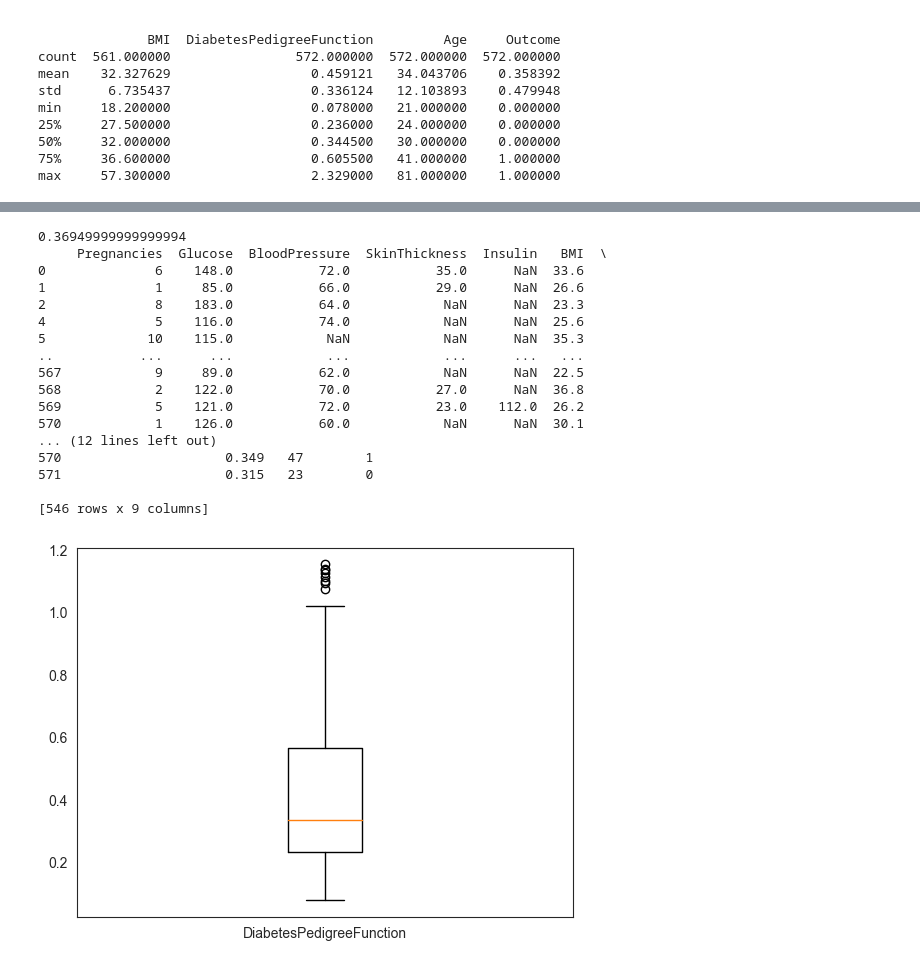
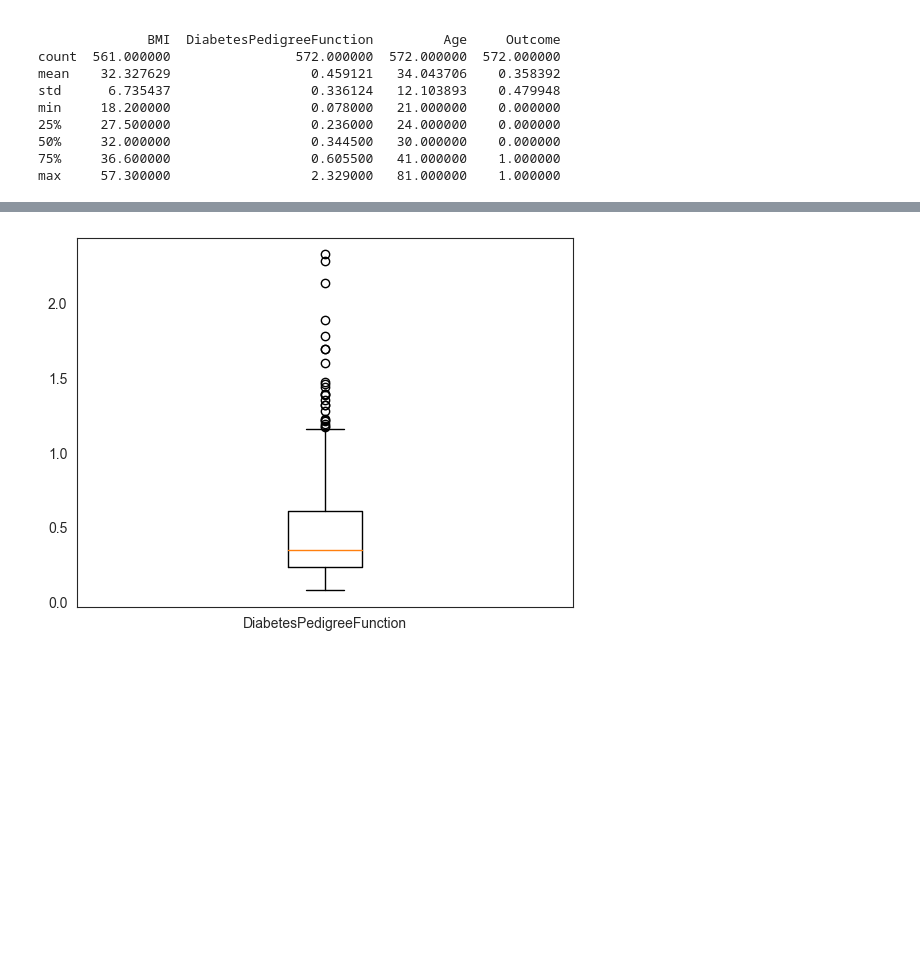
Before and after one commit to jhonataT/MachineLearningClass, a Jupyter notebook: main.ipynb, the cells around one changed output, grey strips where cells are left out. Drawn from its saved outputs; the diff is of its cells as text; code cells hidden in the pictures; blank space fills up the shorter version.

```diff
--- a/main.ipynb
+++ b/main.ipynb
@@ -87,46 +133,30 @@ plotBoxPlot(data['DiabetesPedigreeFunction'], ['DiabetesPedigreeFunction']);
 # %%
 # Referência: https://towardsdatascience.com/ways-to-detect-and-remove-the-outliers-404d16608dba
 # Analisando o boxPlot acima (DiabetesPedigreeFunction),
 # conseguimos ver que há muitos outliers acima do limite superior;
 
 # Removendo os outliers:
 def dropOutliers(data, columnName):
   percentile25, percentile75 = np.percentile(data[columnName], [25, 75]);
   # IQR = Q3 − Q1 (intervalo interquartil).
   iqr = percentile75 - percentile25;
   print(iqr);
 
   lower = percentile25 - (1.5 * iqr);
   upper = percentile75 + (1.5 * iqr);
 
   dataWithoutOutliers = data[
     (data[columnName] >= lower) &
     (data[columnName] <= upper)
   ];
 
   return dataWithoutOutliers;
 
-dataWithoutOutliers = dropOutliers(data, 'DiabetesPedigreeFunction');
+# dataWithoutOutliers = dropOutliers(data, 'DiabetesPedigreeFunction');
+dataWithoutOutliers = data;
 plotBoxPlot(dataWithoutOutliers['DiabetesPedigreeFunction'], ['DiabetesPedigreeFunction']);
 # %% [output]
-0.36949999999999994
-     Pregnancies  Glucose  BloodPressure  SkinThickness  Insulin   BMI  \
-0              6    148.0           72.0           35.0      NaN  33.6
-1              1     85.0           66.0           29.0      NaN  26.6
-2              8    183.0           64.0            NaN      NaN  23.3
-4              5    116.0           74.0            NaN      NaN  25.6
-5             10    115.0            NaN            NaN      NaN  35.3
-..           ...      ...            ...            ...      ...   ...
-567            9     89.0           62.0            NaN      NaN  22.5
-568            2    122.0           70.0           27.0      NaN  36.8
-569            5    121.0           72.0           23.0    112.0  26.2
-570            1    126.0           60.0            NaN      NaN  30.1
-... (12 lines left out)
-570                     0.349   47        1
-571                     0.315   23        0
-
-[546 rows x 9 columns]
-[figure, old version]
+[figure, new version]
 # %%
 # Referência: https://medium.com/@kvnamipara/a-better-visualisation-of-pie-charts-by-matplotlib-935b7667d77f
 # Proporção de diabéticos / não diabéticos:
```
Also changed, not shown: parts of 12 cells of this notebook, 3 other files.
